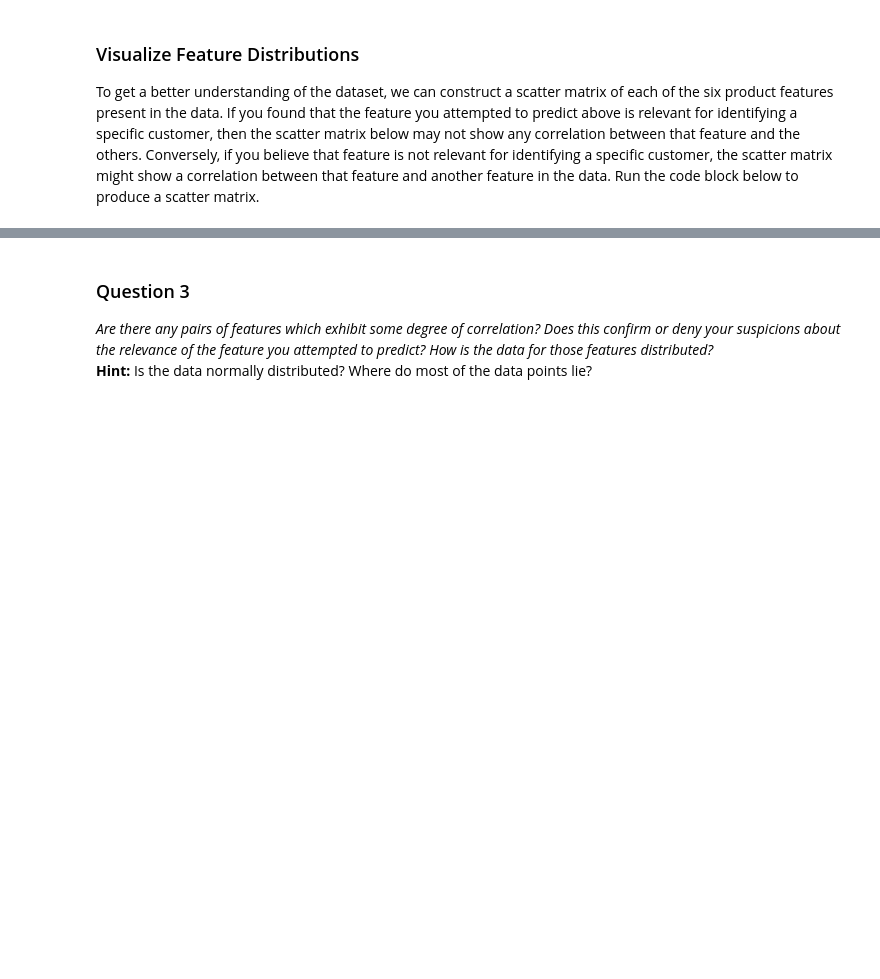
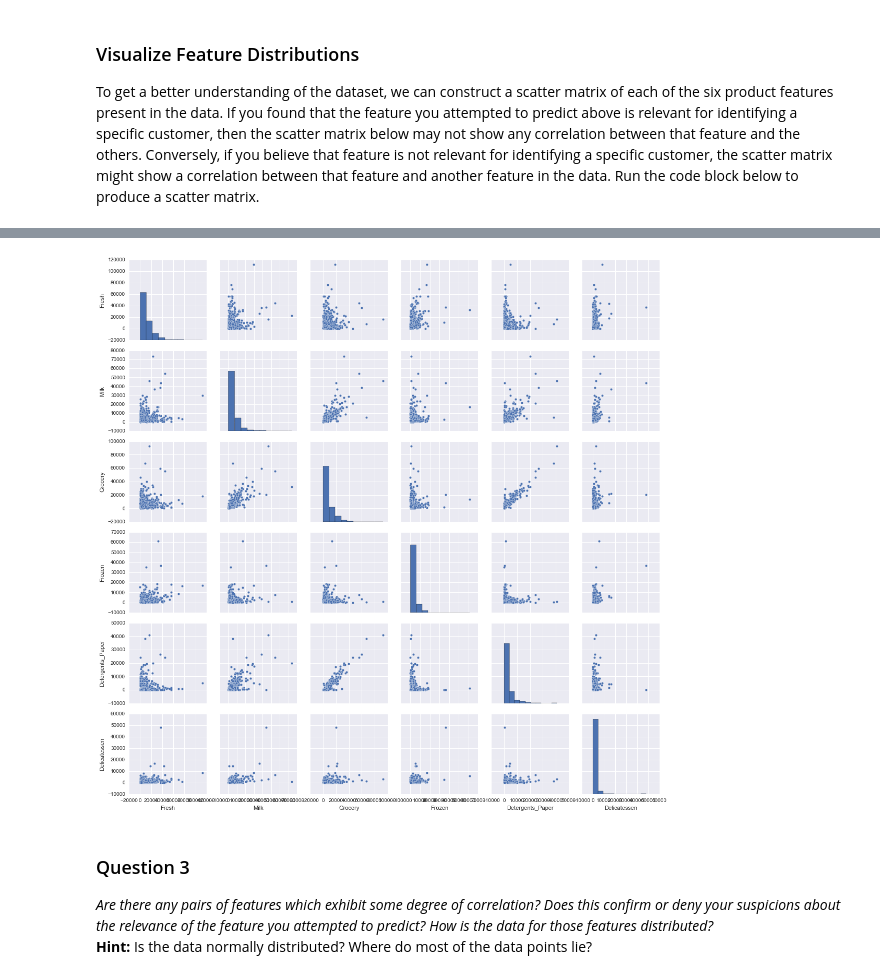
Before and after one commit to darkdreamingdan/mlnd-customer-segments, a Jupyter notebook: customer_segments.ipynb, the cells around one changed output, grey strips where cells are left out. Saved outputs shown, nothing was run; the diff lists cells and outputs as text; code cells hidden in the pictures; blank space fills up the shorter version.

```diff
--- a/customer_segments.ipynb
+++ b/customer_segments.ipynb
@@ -132,3 +145,7 @@ pd.scatter_matrix(data, alpha = 0.3, figsize = (14,8), diagonal = 'kde');
+# %%
+sns.pairplot(data);
+# %% [output]
+[figure, added]
 # %% [markdown]
 ### Question 3
 *Are there any pairs of features which exhibit some degree of correlation? Does this confirm or deny your suspicions about the relevance of the feature you attempted to predict? How is the data for those features distributed?*
```
Also changed, not shown: parts of 16 cells of this notebook.
